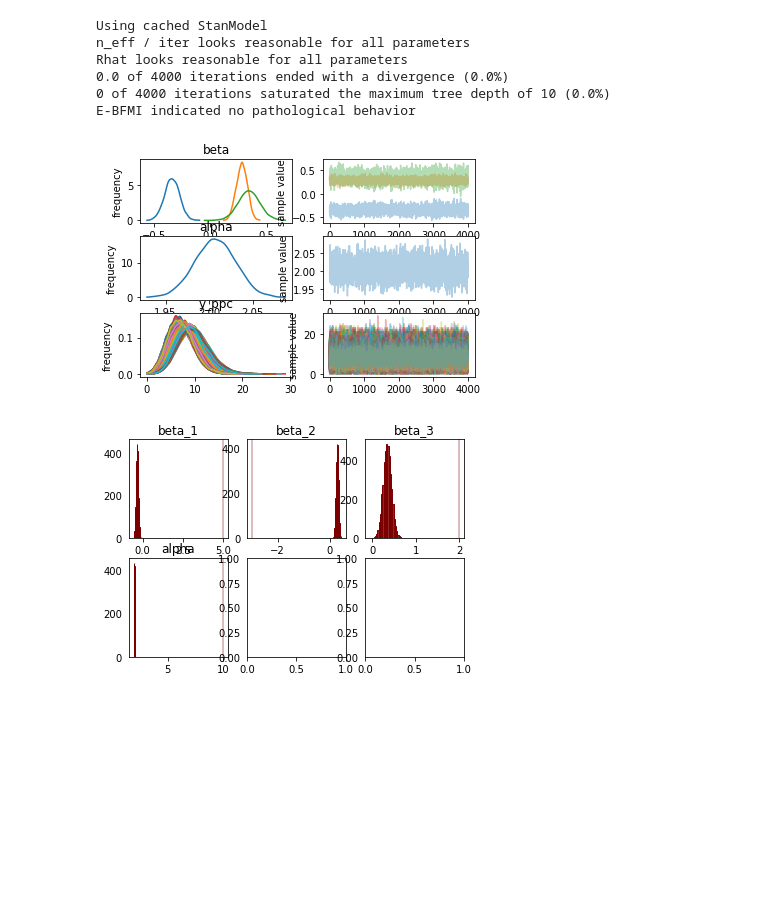
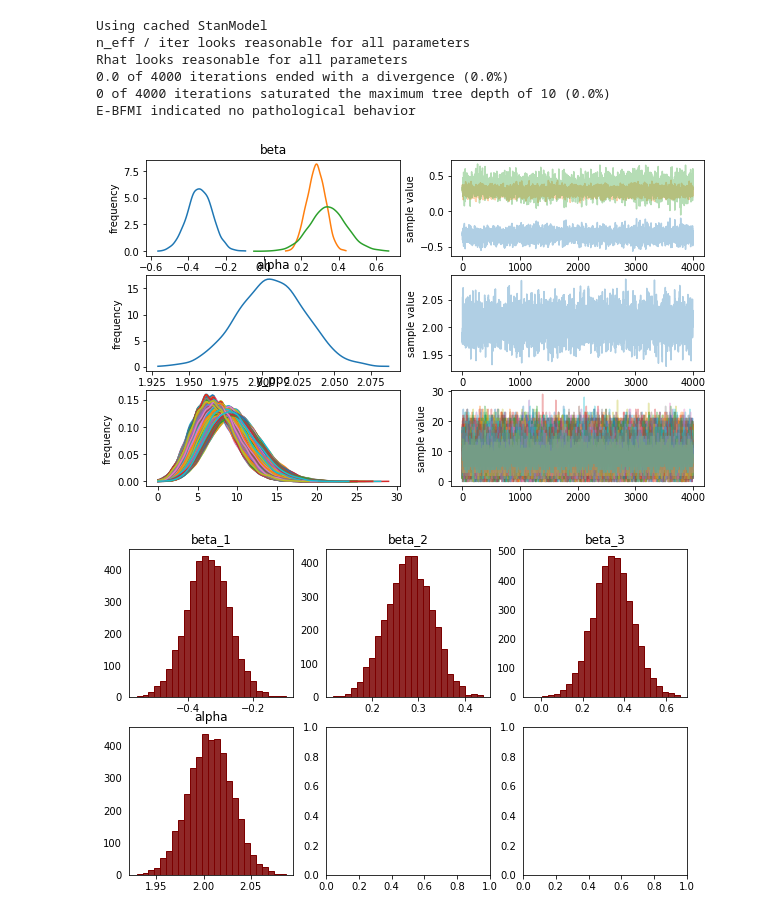
Before and after one commit to kaz-yos/computefest2018, a Jupyter notebook: stan/material/3_discrete_regression/discrete_regression.ipynb, the cells around one changed output. Saved outputs shown, nothing was run; the diff lists cells and outputs as text; code cells hidden in the pictures; blank space fills up the shorter version.

```diff
--- a/stan/material/3_discrete_regression/discrete_regression.ipynb
+++ b/stan/material/3_discrete_regression/discrete_regression.ipynb
@@ -64,23 +66,15 @@ for a in axarr[1,:]:
 
 axarr[0, 0].set_title("beta_1")
 axarr[0, 0].hist(params['beta'][:,0], bins = 25, color = dark, ec = dark_highlight)
-axarr[0, 0].axvline(x=5, linewidth=2, color=light)
 
 axarr[0, 1].set_title("beta_2")
 axarr[0, 1].hist(params['beta'][:,1], bins = 25, color = dark, ec = dark_highlight)
-axarr[0, 1].axvline(x=-3, linewidth=2, color=light)
 
 axarr[0, 2].set_title("beta_3")
 axarr[0, 2].hist(params['beta'][:,2], bins = 25, color = dark, ec = dark_highlight)
-axarr[0, 2].axvline(x=2, linewidth=2, color=light)
 
 axarr[1, 0].set_title("alpha")
 axarr[1, 0].hist(params['alpha'], bins = 25, color = dark, ec = dark_highlight)
-axarr[1, 0].axvline(x=10, linewidth=2, color=light)
-
-# axarr[1, 1].set_title("sigma")
-# axarr[1, 1].hist(params['sigma'], bins = 25, color = dark, ec = dark_highlight)
-# axarr[1, 1].axvline(x=1, linewidth=2, color=light)
 
 plot.show()
 
@@ -91,32 +85,32 @@ for a in axarr[0,:]:
     a.xaxis.set_ticks_position('bottom')
     a.yaxis.set_ticks_position('none')
 for a in axarr[1,:]:
     a.xaxis.set_ticks_position('bottom')
     a.yaxis.set_ticks_position('none')
 
 axarr[0, 0].set_title("y_1")
 axarr[0, 0].hist(params['y_ppc'][:,0], bins = 25, color = dark, ec = dark_highlight)
 axarr[0, 0].axvline(x=data['y'][0], linewidth=2, color=light)
 
 axarr[0, 1].set_title("y_5")
 axarr[0, 1].hist(params['y_ppc'][:,4], bins = 25, color = dark, ec = dark_highlight)
 axarr[0, 1].axvline(x=data['y'][4], linewidth=2, color=light)
 
 axarr[1, 0].set_title("y_10")
 axarr[1, 0].hist(params['y_ppc'][:,9], bins = 25, color = dark, ec = dark_highlight)
 axarr[1, 0].axvline(x=data['y'][9], linewidth=2, color=light)
 
 axarr[1, 1].set_title("y_15")
 axarr[1, 1].hist(params['y_ppc'][:,14], bins = 25, color = dark, ec = dark_highlight)
 axarr[1, 1].axvline(x=data['y'][14], linewidth=2, color=light)
 
 plot.show()
 # %% [output]
 Using cached StanModel
 n_eff / iter looks reasonable for all parameters
 Rhat looks reasonable for all parameters
 0.0 of 4000 iterations ended with a divergence (0.0%)
 0 of 4000 iterations saturated the maximum tree depth of 10 (0.0%)
 E-BFMI indicated no pathological behavior
-[figure, old version]
+[figure, new version]
-[figure, old version]
+[figure, new version]
```
Also changed, not shown: parts of 3 cells of this notebook, 1 other file.
